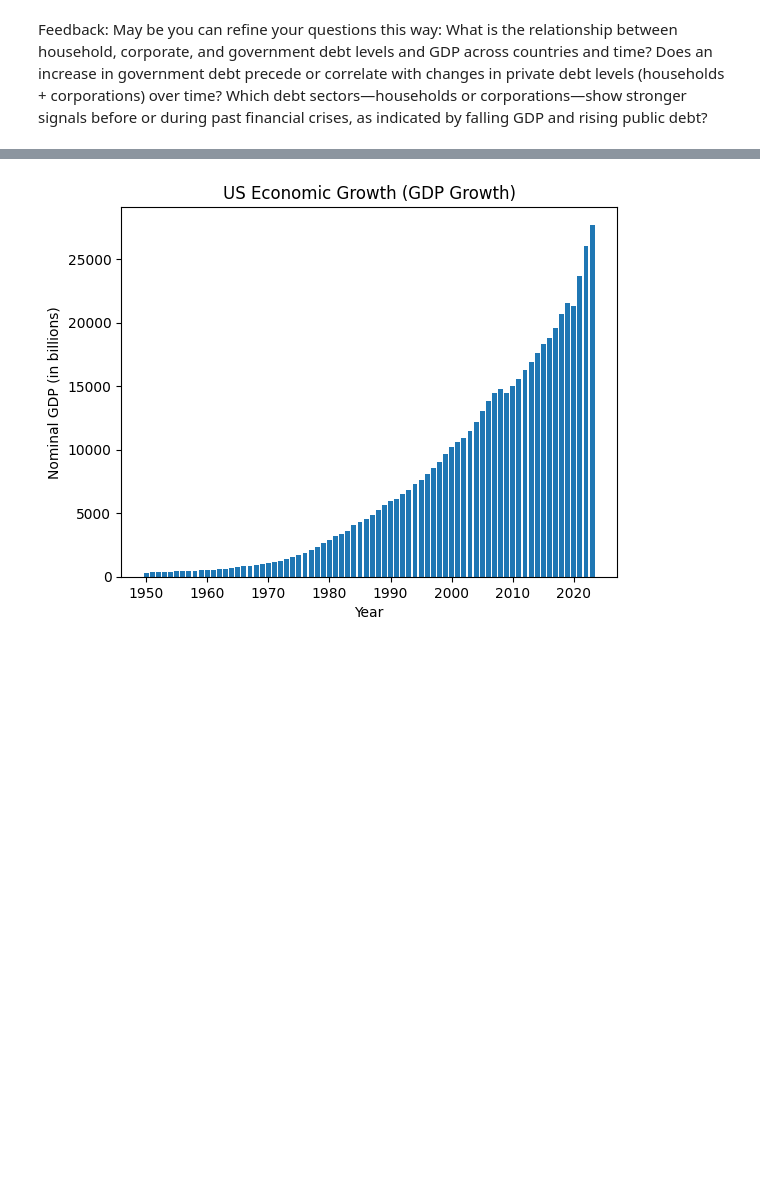
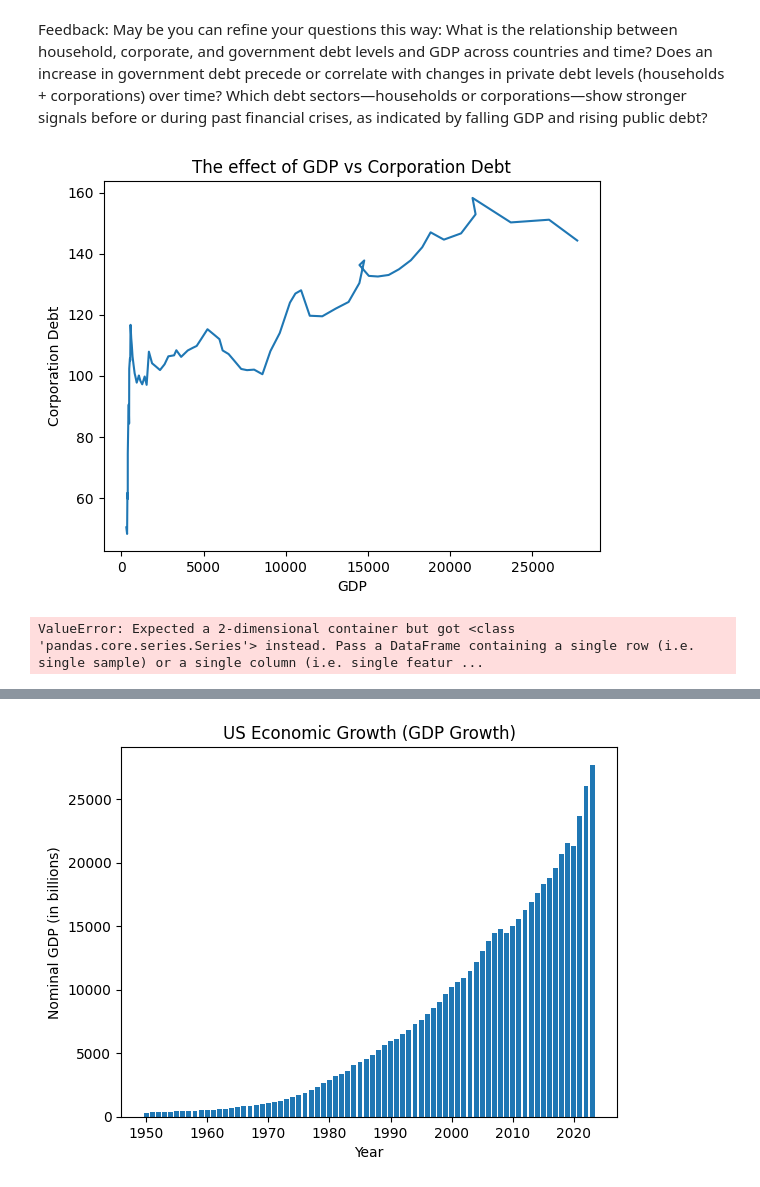
Before and after one commit to Vanduss123/Debt, a Jupyter notebook: DebtProject.ipynb, the cells around one changed output, grey strips where cells are left out. Cells and saved outputs as stored; diff of their text form; code cells hidden in the pictures; blank space fills up the shorter version.

```diff
--- a/DebtProject.ipynb
+++ b/DebtProject.ipynb
@@ -111,6 +117,23 @@ May be you can refine your questions this way:
 What is the relationship between household, corporate, and government debt levels and GDP across countries and time?
 Does an increase in government debt precede or correlate with changes in private debt levels (households + corporations) over time?
 Which debt sectors—households or corporations—show stronger signals before or during past financial crises, as indicated by falling GDP and rising public debt?
+# %%
+plt.subplot(df['Nominal gross domestic product (billions)'])
+plt.subplot(df['Non-financial corporations debt, all instruments (percent of GDP)'])
+plt.xlabel("GDP")
+plt.ylabel("Corporation Debt")
+plt.title("The effect of GDP vs Corporation Debt")
+plt.show()
+# %% [output]
+[figure, added]
+# %%
+scaler = StandardScaler()
+GDP_std = scaler.fit_transform(df['Nominal gross domestic product (billions)'])
+Corpdebt = scaler.fit_transform(df['Non-financial corporations debt, loans and debt securities (percent of GDP)'])
+plt.plot( df['Year'], GDP_std)
+plt.plot(df['Year'], Corpdebt)
+# %% [output]
+ValueError: Expected a 2-dimensional container but got <class 'pandas.core.series.Series'> instead. Pass a DataFrame containing a single row (i.e. single sample) or a single column (i.e. single featur ...
 # %%
 from sklearn import model_selection
 features = df[['Total private debt, loans and debt securities (percent of GDP)', 'General government debt (percent of GDP)']]
```
Also changed, not shown: parts of 4 cells of this notebook.
